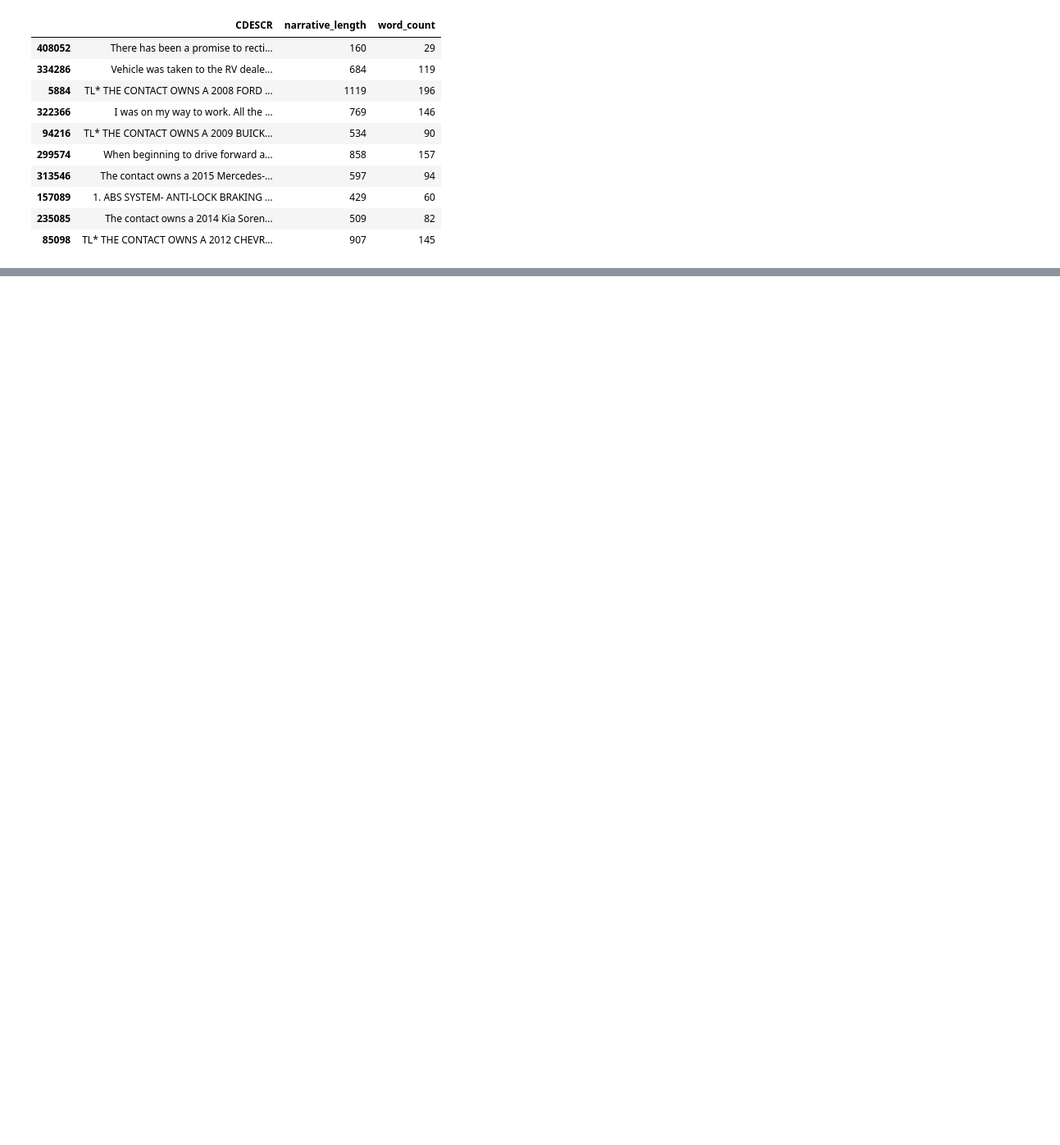
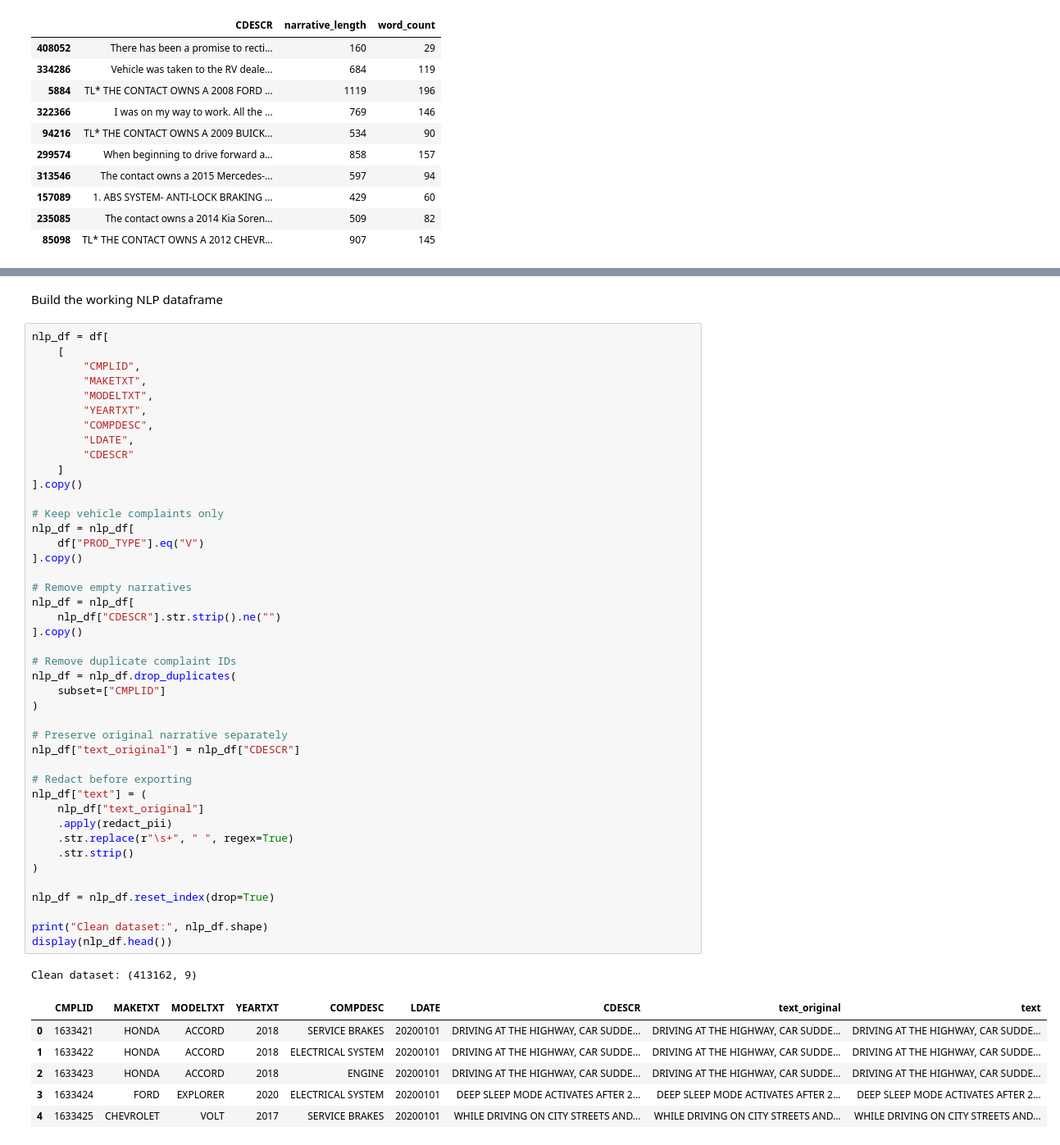
Before and after one commit to aravind8bkd/automotive-ner-pipeline, a Jupyter notebook: notebooks/01_eda_and_label_audit.ipynb, the cells around one changed output, grey strips where cells are left out. Shown at 82% size. Cells and saved outputs as stored; diff of their text form; blank space fills up the shorter version.

```diff
--- a/notebooks/01_eda_and_label_audit.ipynb
+++ b/notebooks/01_eda_and_label_audit.ipynb
@@ -211,0 +324,53 @@ Mean narrative length: 591.8812481196544
+# %% [markdown]
+Build the working NLP dataframe
+# %%
+nlp_df = df[
+    [
+        "CMPLID",
+        "MAKETXT",
+        "MODELTXT",
+        "YEARTXT",
+        "COMPDESC",
+        "LDATE",
+        "CDESCR"
+    ]
+].copy()
+
+# Keep vehicle complaints only
+nlp_df = nlp_df[
+    df["PROD_TYPE"].eq("V")
+].copy()
+
+# Remove empty narratives
+nlp_df = nlp_df[
+    nlp_df["CDESCR"].str.strip().ne("")
+].copy()
+
+# Remove duplicate complaint IDs
+nlp_df = nlp_df.drop_duplicates(
+    subset=["CMPLID"]
+)
+
+# Preserve original narrative separately
+nlp_df["text_original"] = nlp_df["CDESCR"]
+
+# Redact before exporting
+nlp_df["text"] = (
+    nlp_df["text_original"]
+    .apply(redact_pii)
+    .str.replace(r"\s+", " ", regex=True)
+    .str.strip()
+)
+
+nlp_df = nlp_df.reset_index(drop=True)
+
+print("Clean dataset:", nlp_df.shape)
+display(nlp_df.head())
+# %% [output]
+Clean dataset: (413162, 9)
+|  | CMPLID | MAKETXT | MODELTXT | YEARTXT | COMPDESC | LDATE | CDESCR | text_original | text |
+| 0 | 1633421 | HONDA | ACCORD | 2018 | SERVICE BRAKES | 20200101 | DRIVING AT THE HIGHWAY, CAR SUDDE... | DRIVING AT THE HIGHWAY, CAR SUDDE... | DRIVING AT THE HIGHWAY, CAR SUDDE... |
+| 1 | 1633422 | HONDA | ACCORD | 2018 | ELECTRICAL SYSTEM | 20200101 | DRIVING AT THE HIGHWAY, CAR SUDDE... | DRIVING AT THE HIGHWAY, CAR SUDDE... | DRIVING AT THE HIGHWAY, CAR SUDDE... |
+| 2 | 1633423 | HONDA | ACCORD | 2018 | ENGINE | 20200101 | DRIVING AT THE HIGHWAY, CAR SUDDE... | DRIVING AT THE HIGHWAY, CAR SUDDE... | DRIVING AT THE HIGHWAY, CAR SUDDE... |
+| 3 | 1633424 | FORD | EXPLORER | 2020 | ELECTRICAL SYSTEM | 20200101 | DEEP SLEEP MODE ACTIVATES AFTER 2... | DEEP SLEEP MODE ACTIVATES AFTER 2... | DEEP SLEEP MODE ACTIVATES AFTER 2... |
+| 4 | 1633425 | CHEVROLET | VOLT | 2017 | SERVICE BRAKES | 20200101 | WHILE DRIVING ON CITY STREETS AND... | WHILE DRIVING ON CITY STREETS AND... | WHILE DRIVING ON CITY STREETS AND... |
```
Also changed, not shown: parts of 10 cells of this notebook.
